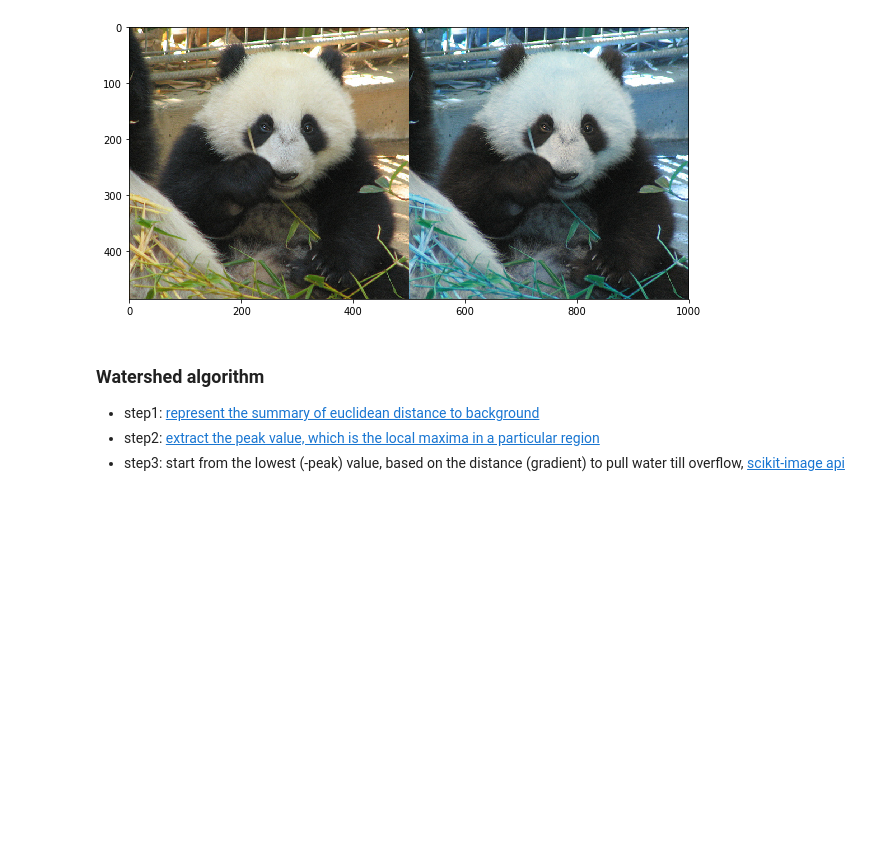
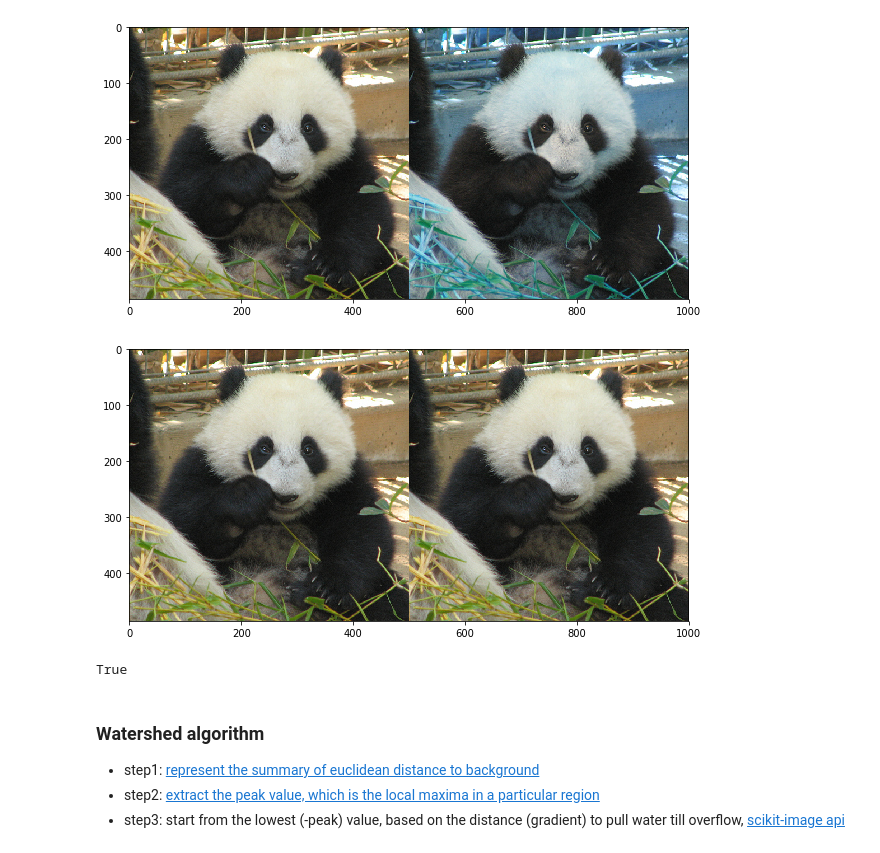
Before and after one commit to ronjian/Python-Practise, a Jupyter notebook: code_piece/cv.ipynb, the cells around one changed output. Cells and saved outputs as stored; diff of their text form; code cells hidden in the pictures; blank space fills up the shorter version.

```diff
--- a/code_piece/cv.ipynb
+++ b/code_piece/cv.ipynb
@@ -32,6 +32,15 @@ plt.imshow(np.concatenate((pil_arr, cv_frame), axis = 1))
 plt.show()
 # %% [output]
 [figure]
+# %%
+plt.imshow(np.concatenate((pil_arr, cv2.cvtColor(cv_frame, cv2.COLOR_BGR2RGB)), axis = 1))
+plt.show()
+# %% [output]
+[figure, added]
+# %%
+cv2.imwrite("/Users/user/Desktop/pandas.jpg", cv2.cvtColor(cv2.cvtColor(cv_frame, cv2.COLOR_BGR2RGB), cv2.COLOR_RGB2BGR))
+# %% [output]
+True
 # %% [markdown]
 ### Watershed algorithm
 
```
Also changed, not shown: parts of 8 cells of this notebook, 3 other files.
